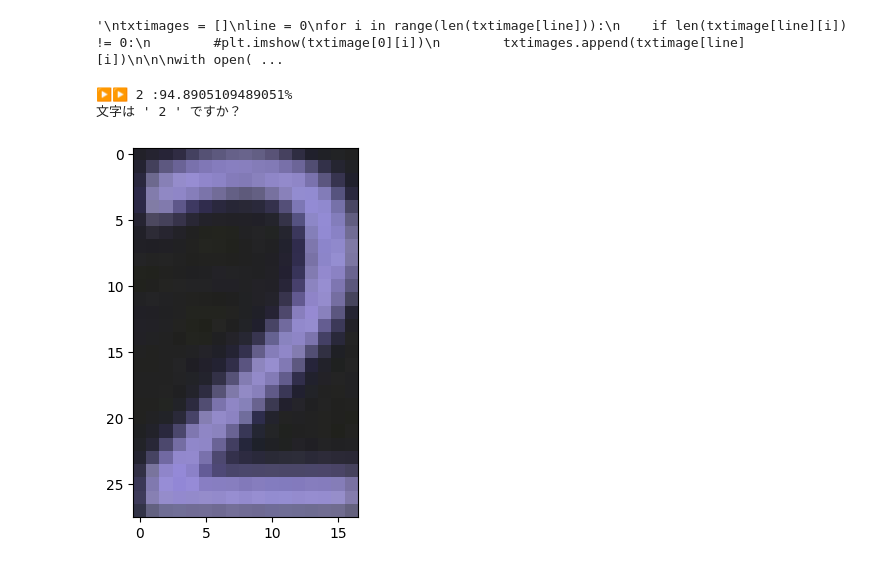
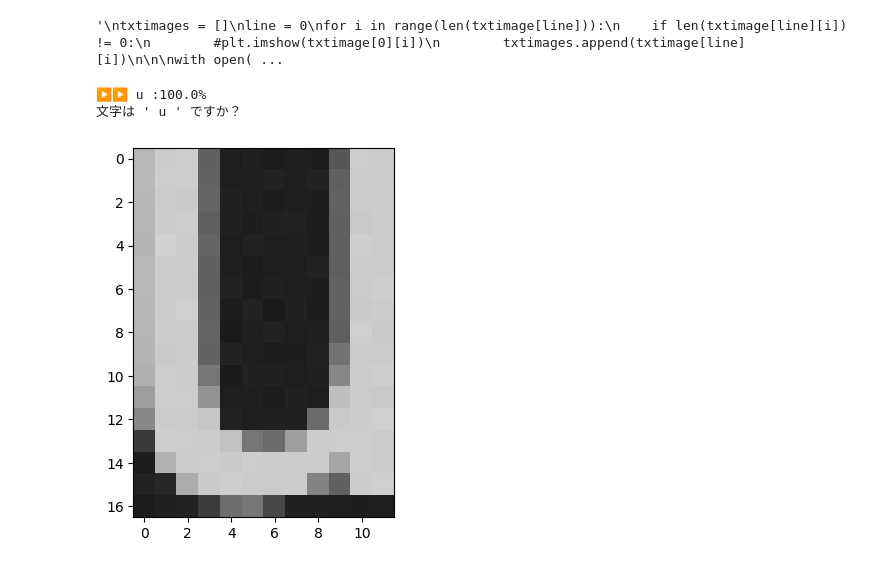
Before and after one commit to mtur2007/OCR_Reader, a Jupyter notebook: txtreader_Mk-II/textreader_Mk-II.ipynb, the cells around one changed output. Saved outputs shown, nothing was run; the diff lists cells and outputs as text; code cells hidden in the pictures.

```diff
--- a/txtreader_Mk-II/textreader_Mk-II.ipynb
+++ b/txtreader_Mk-II/textreader_Mk-II.ipynb
@@ -320,9 +320,11 @@ def print_textdatas(dataslist,writefilename):
 
 for imagename in imageslist:
 
-    #dataslist = image_removal_background(imagename,[36,36,36],180)
+    if imageslist[0] == "/Users/matsuurakenshin/WorkSpace/development/txtreader/txtreader_Mk-II/textdata.jpeg":
+        dataslist = image_removal_background(imagename,[36,36,36],180)
+    else:
+        dataslist = image_removal_background(imagename,[36,36,36],60)
 
-    dataslist = image_removal_background(imagename,[36,36,36],60)
     dataslist = seach_txtposition(dataslist,100)
     dataslist = txtdatas_insert(dataslist)
 
@@ -331,7 +333,7 @@ for imagename in imageslist:
     txtdata = dataslist["Alltxtdatas"]
     #plt.imshow(readtxt_imshow(dataslist))
     #plt.imshow(cv2.resize(txtimage[0][0],dsize=(10,30)))
-    print(txtdata[0][1])
+    print(txtimage[0][1])
     print_textdatas(dataslist,"textdataslist_printfile.txt")
 # %% [output]
 [36 36 36]
@@ -403,6 +417,8 @@ seach_textdatas が 文字コード
 
 #---------------------------------------------------------------------------------------------------------------
 
+#類似・重なる字の調査用プログラム
+
 def test_seach_txt(txtimage,seach_textdatas,kyoyou,dataslist,txt):
     #for txt in seach_textdatas[3]:
     resembletxt = []
@@ -422,11 +438,10 @@ def test_seach_txt(txtimage,seach_textdatas,kyoyou,dataslist,txt):
                 print(f"\n ▶️ {txt} :{str(syougouritu * 100)}%\n")
 
             if syougouritu > 0.85:
-                #resembletxt.append(line)
-                resembletxt.append(seach_textdatas[line][3])
 
+                resembletxt.append(line)
+                #resembletxt.append(seach_textdatas[line][3])
 
-    #print(f'▶️▶️ {anserline} :{str(Max * 100)}%')
     return resembletxt
 
 
@@ -437,15 +452,12 @@ for i in range(len(seach_textdatas)):
         print(i)
 
 
-#txtreader/txtreader_Mk-II/textdata.jpegの時に使うコード
-'''
+### pickleで保存したファイルを読み込み
+with open('data.pickle', mode='br') as fi:
+  seach_txtimage = pickle.load(fi)
+
 txtimages = []
 line = 0
-for i in range(len(txtimage[line])):
-    if len(txtimage[line][i]) != 0:
-        #plt.imshow(txtimage[0][i])
-        txtimages.append(txtimage[line][i])
-
 
 with open("testanser_printfile.txt", "w")as f:
 
@@ -461,26 +473,23 @@ with open("testanser_printfile.txt", "w")as f:
     for txt in seach_textdatas:
         retest.append([txt[3],[]])
 
-    for i in range(len(txtimages)):
-        if len(txtimages[i]) != 0:
-            anser = test_seach_txt(txtimages[i],seach_textdatas,0.15,dataslist,"None")
-            """
-            for txtnum in anser:
-                retest.append()
-            """
+    for i in range(len(seach_txtimage)):
+        anser = test_seach_txt(seach_txtimage[i],seach_textdatas,0.15,dataslist,"None")
+
+        for txtnum in anser:
+            retest.append()
+"""
             if len(anser) >= 2:
                 f.write(f"▶️{textdata[i]}:{anser}\n")
 
-            """
             if textdata[i] != anser:
                 Falsecount += 1
                 print (f"▶️結果が違う {textdata[i]} → {anser}")
             else:
                 Truecount += 1
-            """
+"""
 
     #print(f"\n検証結果[合致数{Truecount}, 誤検知数{Falsecount}]\n")
-'''
 # %% [output]
 '\ntxtimages = []\nline = 0\nfor i in range(len(txtimage[line])):\n    if len(txtimage[line][i]) != 0:\n        #plt.imshow(txtimage[0][i])\n        txtimages.append(txtimage[line][i])\n\n\nwith open( ...
 # %%
@@ -512,22 +521,22 @@ def seach_txt(txtimage,seach_textdatas,kyoyou,dataslist,txt):
     print(f'▶️▶️ {anserline} :{str(Max * 100)}%')
     return anserline
 # %%
-line,lennum = 5,20
+line,lennum = 0,20
 #txt = textdata[lennum]
 txt = ""
 
 txtimage[line][lennum]
 if len(txtimage[line][lennum]) != 0:
     print(f"文字は ' {seach_txt(txtimage[line][lennum],seach_textdatas,0.15,dataslist,txt)} ' ですか？")
     #print(textdata[num])
     plt.imshow(txtimage[line][lennum])
 
 else:
     print(f"文字は Air判定 です。")
 # %% [output]
-▶️▶️ 2 :94.8905109489051%
-文字は ' 2 ' ですか？
+▶️▶️ u :100.0%
+文字は ' u ' ですか？
-[figure, old version]
+[figure, new version]
 # %%
 for line in seach_textdatas:
     if line[3] == "a":
```
Also changed, not shown: parts of 6 cells of this notebook, 5 other files.
